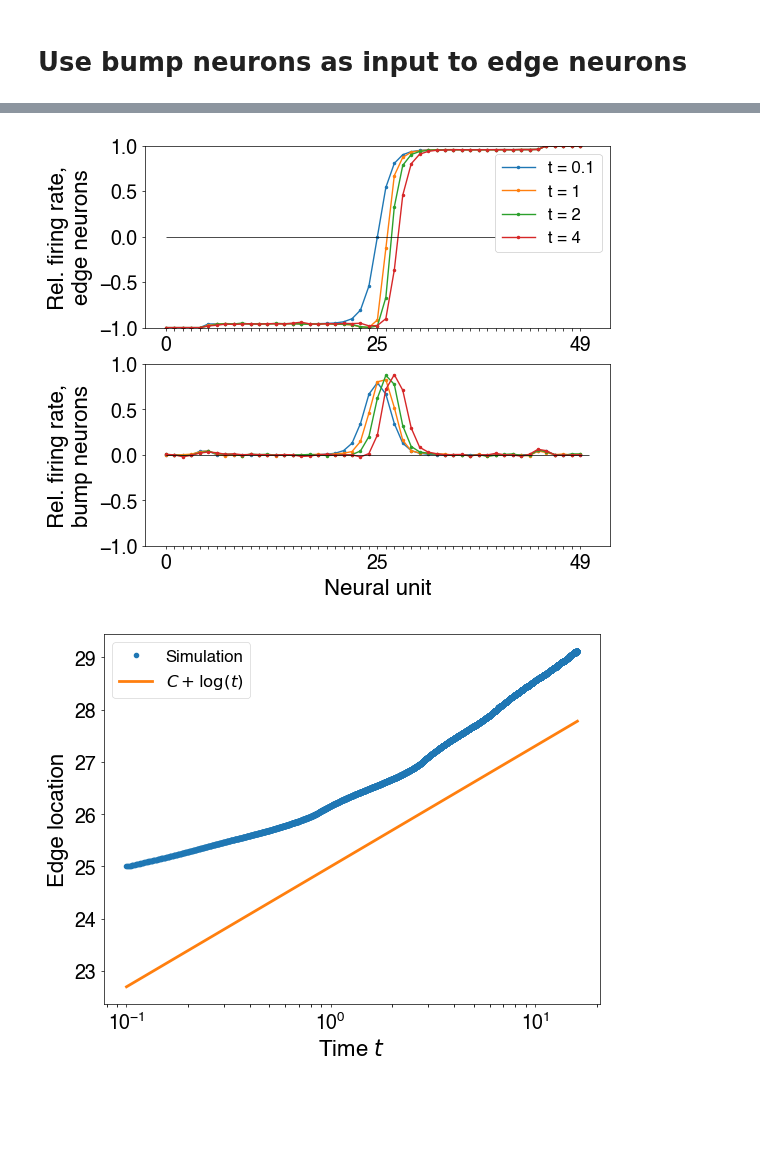
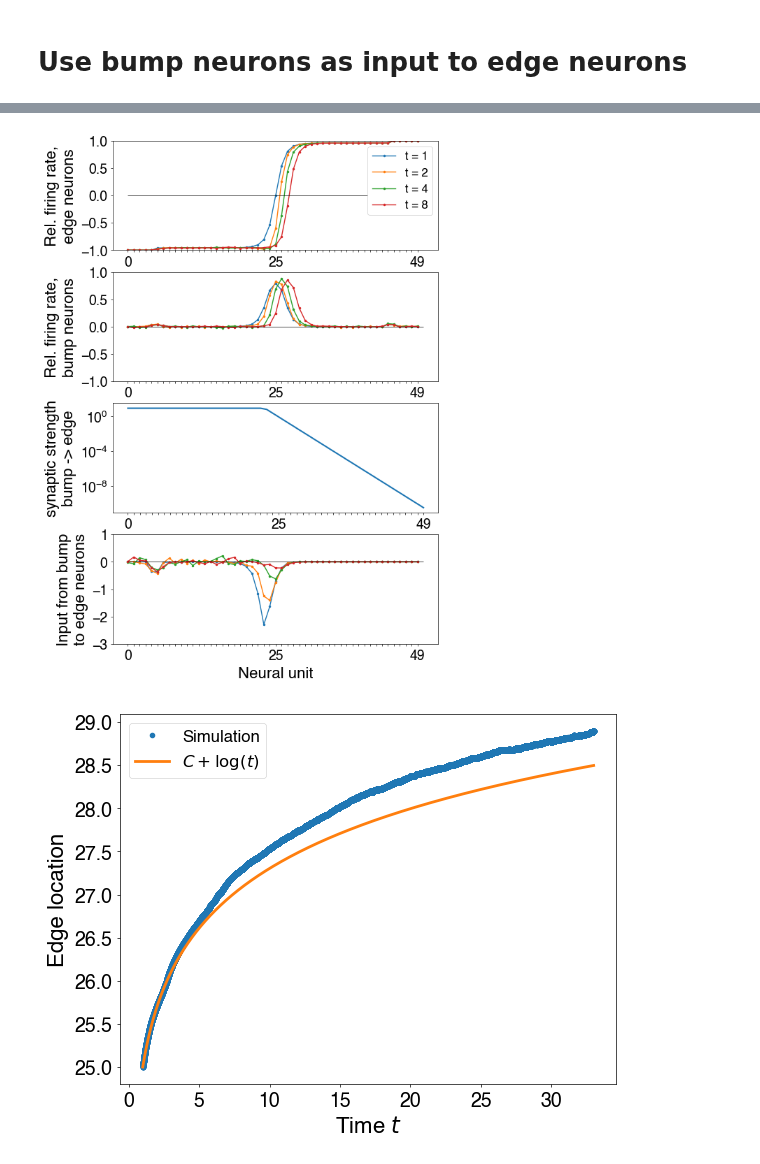
Before and after one commit to Collective-Logic-Lab/laplace-decisions, a Jupyter notebook: develop-self-sustained-translation-operator.ipynb, the cells around one changed output, grey strips where cells are left out. Saved outputs shown, nothing was run; the diff lists cells and outputs as text; code cells hidden in the pictures; blank space fills up the shorter version.

Commit message:
fix up self-sustained movement of edge with decaying speed

```diff
--- a/develop-self-sustained-translation-operator.ipynb
+++ b/develop-self-sustained-translation-operator.ipynb
@@ -153,10 +153,14 @@ plt.subplots_adjust(bottom=0.15,top=0.95)
 # and fixed boundary conditions implemented by large fields at the ends
 
 Npopulation = 50 # number of units in each population
-J = 2 # constant interaction strength between neighbors
+# constant interaction strength between neighbors
+J = 2
+# constant interaction from edge neurons to corresponding bump neurons
 J_edge_bump = 1
-# setting strength of feedback from bump to edge neurons
+# strength of feedback from bump to edge neurons varies with n
+t_0 = 1. #0.1 #0.5
+n_0 = 25
 J_bump_edge_max = 10
-J_bump_edge = [ -min(0.1*25*np.exp(Npopulation/2-i),J_bump_edge_max) for i in range(Npopulation) ]
+J_bump_edge = [ -0.9*min(1./t_0*np.exp(n_0-n),J_bump_edge_max) for n in range(Npopulation) ]
 
 net = laplace_network(Npopulation,J,J_edge_bump=J_edge_bump,J_bump_edge=J_bump_edge)
@@ -194,48 +188,69 @@ states.index = states.index + t_start
 rates = np.tanh(states)
+# %%
+def nice_neuron_xlabels(Npopulation):
+    labels=['' for i in range(Npopulation)]
+    labeled_n = [0,int(Npopulation/2),Npopulation-1]
+    for n in labeled_n:
+        labels[n] = n
+    plt.xticks(ticks=range(Npopulation),labels=labels)
+    defaultFigure.makePretty()
 # %%
-plt.figure(figsize=(6,5))
+plt.figure(figsize=(6,9))
 minInput,maxInput = 0,4
 minRate,maxRate = -1,1
-times = [0.1,1,2,4]
+times = [1,2,4,8]
 
 # firing rate plot, edge neurons
-plt.subplot(2,1,1)
+plt.subplot(4,1,1)
 for t in times:
     plt.plot(rates.loc[t]['Neuron 0':'Neuron {}'.format(Npopulation-1)],
              '.-',label="t = {}".format(t),lw=1,ms=3)
 plt.hlines(0,0,50,color='k',lw=0.5)
 #plt.xlabel('Neural unit')
 plt.ylabel('Rel. firing rate,\nedge neurons')
-labels=['' for i in range(Npopulation)]
-labeled_n = [0,int(Npopulation/2),Npopulation-1]
-for n in labeled_n:
-    labels[n] = n
-plt.xticks(ticks=range(Npopulation),labels=labels)
+nice_neuron_xlabels(net.Npopulation)
 leg = plt.legend(framealpha=1)
 defaultFigure.makePretty(leg=leg)
 plt.axis(ymin=minRate,ymax=maxRate)
 
 # firing rate plot, bump neurons
-plt.subplot(2,1,2)
+plt.subplot(4,1,2)
 for t in times:
     plt.plot(rates.loc[t]['Neuron {}'.format(Npopulation):'Neuron {}'.format(2*Npopulation-1)],
              '.-',label="t = {}".format(t),lw=1,ms=3)
 plt.hlines(0,0,50,color='k',lw=0.5)
 plt.xlabel('Neural unit')
 plt.ylabel('Rel. firing rate,\nbump neurons')
-labels=['' for i in range(Npopulation)]
-labeled_n = [0,int(Npopulation/2),Npopulation-1]
-for n in labeled_n:
-    labels[n] = n
-plt.xticks(ticks=range(Npopulation),labels=labels)
+nice_neuron_xlabels(net.Npopulation)
 #leg = plt.legend(framealpha=1)
 defaultFigure.makePretty()
 plt.axis(ymin=minRate,ymax=maxRate)
 
+# interaction strength from bump to edge neurons
+plt.subplot(4,1,3)
+plt.plot(-np.array(J_bump_edge))
+plt.ylabel('synaptic strength\nbump -> edge')
+plt.xlabel('Neural unit')
+plt.yscale('log')
+nice_neuron_xlabels(net.Npopulation)
+
+# input from bump neurons to edge neurons
+plt.subplot(4,1,4)
+for t in times:
+    edgeRates = rates.loc[t]['Neuron {}'.format(Npopulation):'Neuron {}'.format(2*Npopulation-1)]
+    bump_to_edge_input = np.dot(edgeRates,net.bump_edge_Jmat)
+    plt.plot(bump_to_edge_input,'.-',label="t = {}".format(t),lw=1,ms=3)
+plt.hlines(0,0,50,color='k',lw=0.5)
+plt.xlabel('Neural unit')
+plt.ylabel('Input from bump\nto edge neurons')
+nice_neuron_xlabels(net.Npopulation)
+plt.axis(ymin=-3,ymax=+1)
+
+
 plt.subplots_adjust(bottom=0.15,top=0.95)
 #plt.savefig('231018_move_edge_decaying_velocity.pdf')
 # %% [output]
-[figure, old version]
+[figure, new version]
 # %%
 # plot edge location versus time
 plt.plot(rates.index,[find_edge_location(rates.loc[i])[0] for i in rates.index],'.',label='Simulation')
@@ -245,6 +260,6 @@ plt.ylabel('Edge location')
 leg = plt.legend()
 defaultFigure.makePretty(leg=leg)
 #plt.savefig('231018_edge_location_vs_time.pdf')
-plt.xscale('log')
+#plt.xscale('log')
 # %% [output]
-[figure, old version]
+[figure, new version]
```
Also changed, not shown: parts of 2 cells of this notebook, 1 other file.
